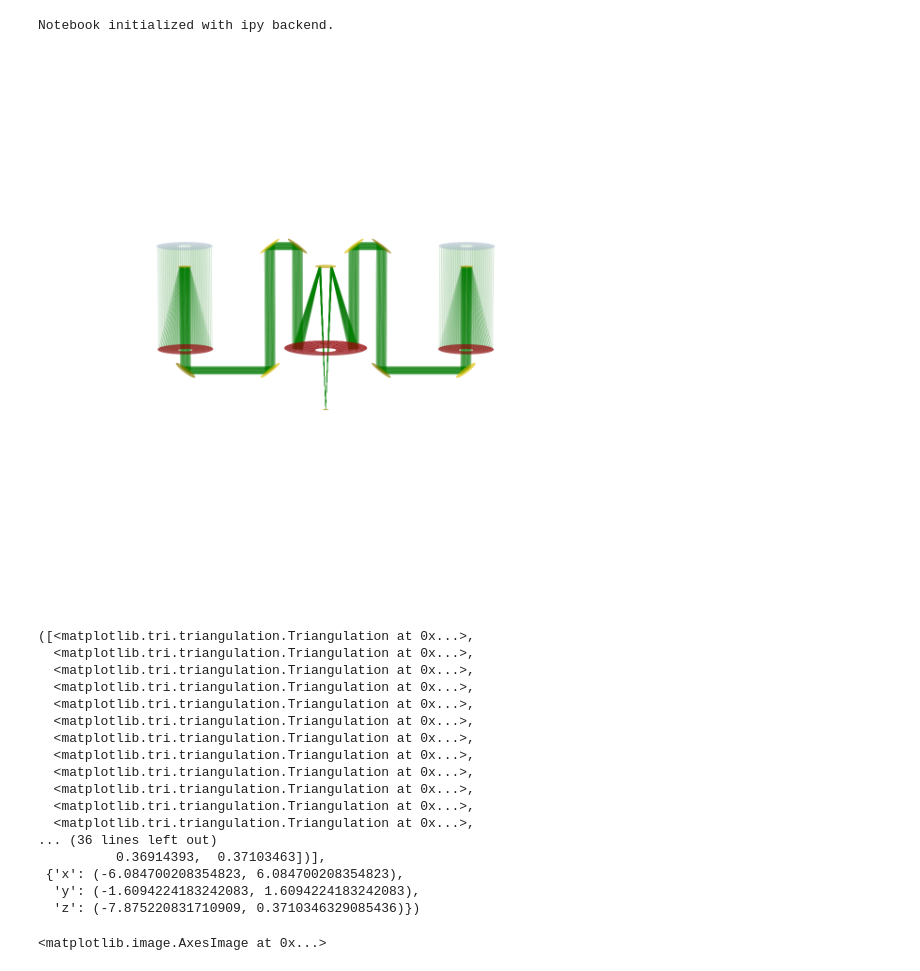
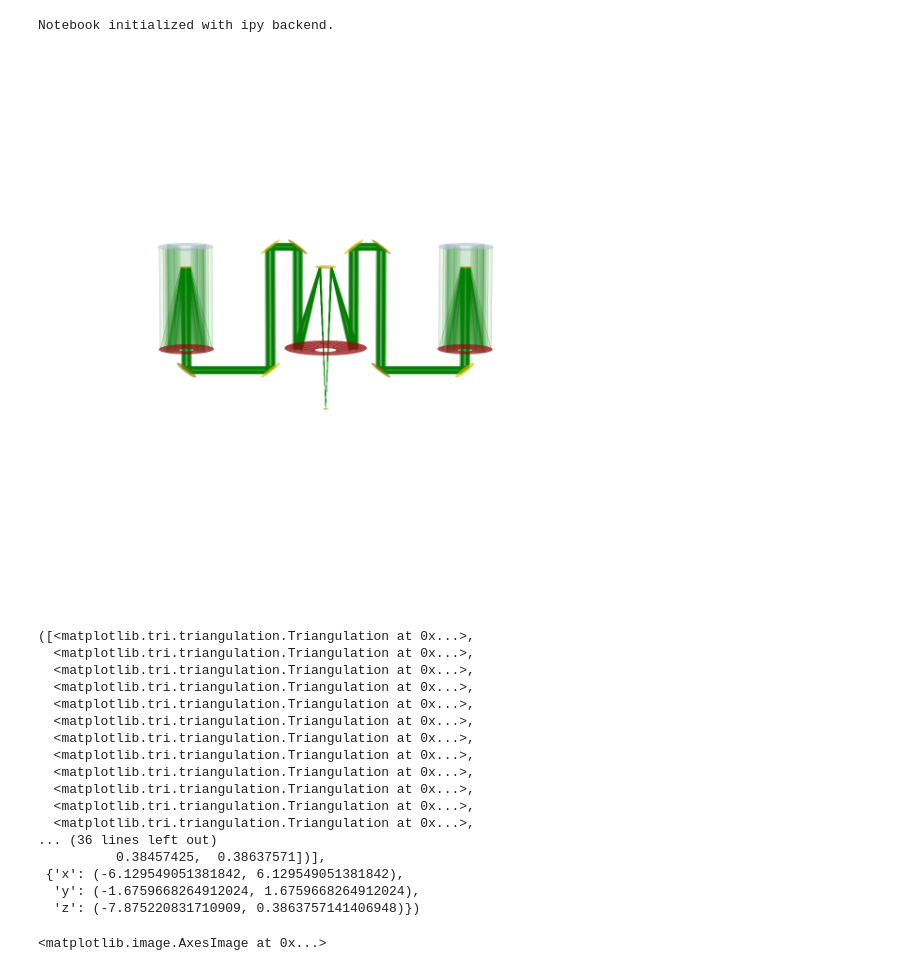
Before and after one commit to pigsboss/pimms, a Jupyter notebook: notes/raytracing.ipynb, the cells around one changed output. Cells and saved outputs as stored; diff of their text form; code cells hidden in the pictures.

```diff
--- a/notes/raytracing.ipynb
+++ b/notes/raytracing.ipynb
@@ -1,18 +1,19 @@
 # %%
 import pimms.optics as op
 from mayavi import mlab
 reload(op)
 mlab.init_notebook()
 sim=op.SIM(init_b=10., detector_a=.15)
 s=op.LightSource((np.pi,np.deg2rad(0.),np.inf))
-p,q=s(sim.get_entrance(), 900, 1, sampling='dizzle')
+s.num_crosshairs=4
+p,q=s(sim.get_entrance(), 200, 1, sampling='crosshair')
 trace,seq=sim.trace(q,steps=10)
 #fig=plt.figure(figsize=(30,30))
 #ax=fig.add_subplot(111,projection='3d')
 sim.draw(visualizer='mat',draw_virtual=True,raytrace=trace,view_angles=(10, -90))
 # %% [output]
 Notebook initialized with ipy backend.
-[figure, old version]
+[figure, new version]
 ([<matplotlib.tri.triangulation.Triangulation at 0x...>,
   <matplotlib.tri.triangulation.Triangulation at 0x...>,
   <matplotlib.tri.triangulation.Triangulation at 0x...>,
@@ -26,10 +27,10 @@ Notebook initialized with ipy backend.
   <matplotlib.tri.triangulation.Triangulation at 0x...>,
   <matplotlib.tri.triangulation.Triangulation at 0x...>,
 ... (36 lines left out)
-          0.36914393,  0.37103463])],
- {'x': (-6.084700208354823, 6.084700208354823),
-  'y': (-1.6094224183242083, 1.6094224183242083),
-  'z': (-7.875220831710909, 0.3710346329085436)})
+          0.38457425,  0.38637571])],
+ {'x': (-6.129549051381842, 6.129549051381842),
+  'y': (-1.6759668264912024, 1.6759668264912024),
+  'z': (-7.875220831710909, 0.3863757141406948)})
 # %%
 det=sim.get_detectors()[0]
 det.photon_buffer=np.empty((0,),dtype=op.sptype)
```
Also changed, not shown: parts of 7 cells of this notebook, 1 other file.
